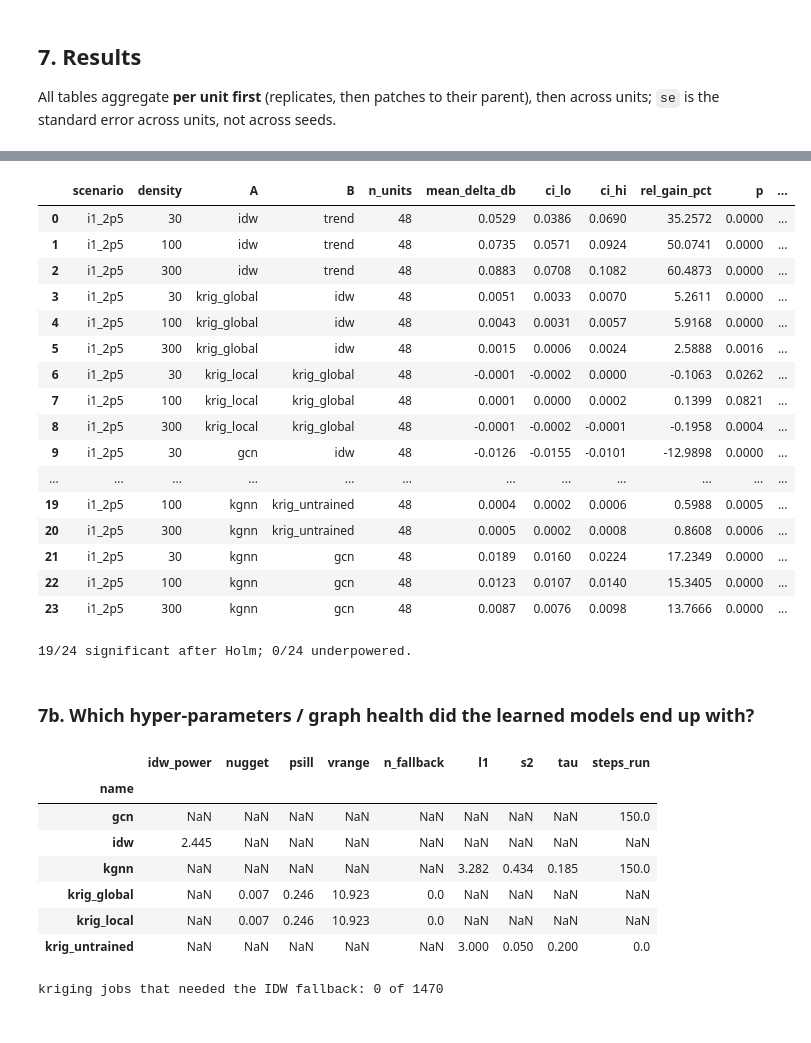
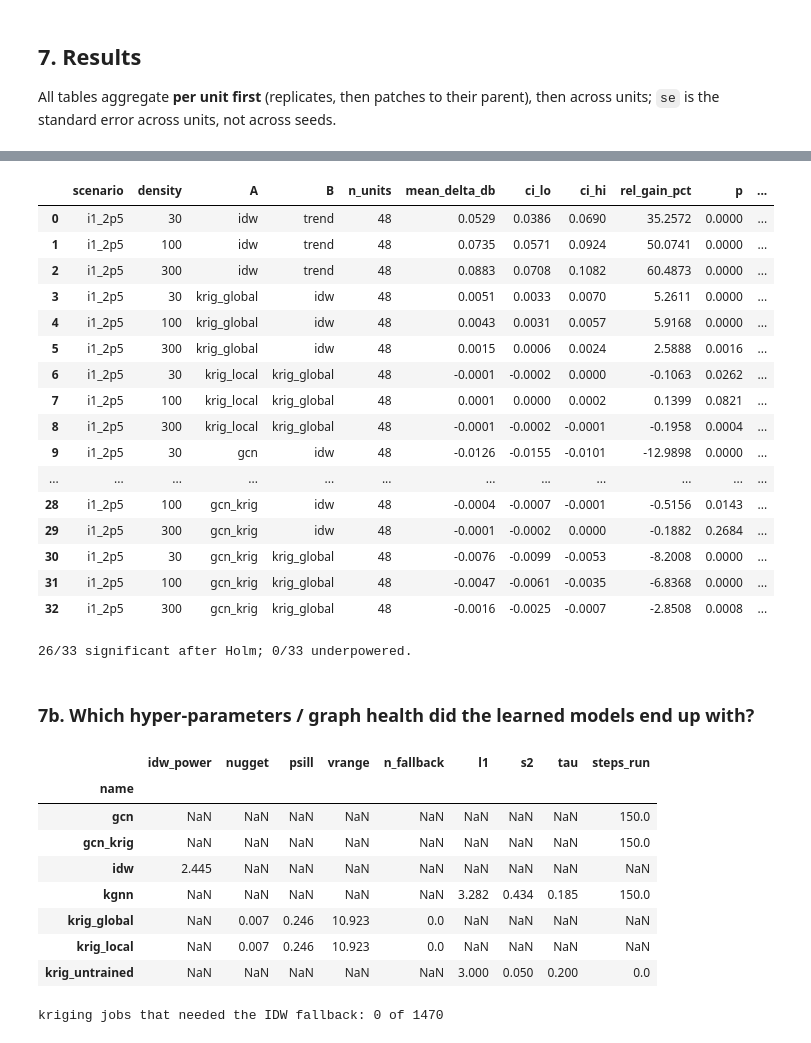
Before and after one commit to CompileArtisan/prism, a Jupyter notebook: radiomap_6g_sweep.ipynb, the cells around one changed output, grey strips where cells are left out. Drawn from its saved outputs; the diff is of its cells as text; code cells hidden in the pictures.

```diff
--- a/radiomap_6g_sweep.ipynb
+++ b/radiomap_6g_sweep.ipynb
@@ -180,7 +182,7 @@ trend direction OK
 split structure OK
 # %%
 # 3. label-leak test for every method that is going to be run
-METHODS_CHECK = ["trend", "idw", "krig_global", "krig_local"] + (["krig_untrained", "gcn", "kgnn"] if RUN_NEURAL else [])
+METHODS_CHECK = ["trend", "idw", "krig_global", "krig_local"] + (["krig_untrained", "gcn", "gcn_krig", "kgnn"] if RUN_NEURAL else [])
 tr, te = rc.split_for(u0, 100, 0, CFG["n_test"])
 u_bad = {k: (v.copy() if isinstance(v, np.ndarray) else v) for k, v in u0.items()}
 u_bad["y"][te] = u_bad["y"][te] + np.random.default_rng(1).normal(0, 50, len(te))     # corrupt TEST labels only
@@ -212,7 +215,7 @@ krig_local   status=ok rmse=0.839 dB
 
 Time one prediction per method at the largest density, then `estimate_budget` converts that into core-hours for the full evaluation grid before anything long is launched.
 # %%
-METHODS = ["trend", "idw", "krig_global", "krig_local"] + (["krig_untrained", "gcn", "kgnn"] if RUN_NEURAL else [])
+METHODS = ["trend", "idw", "krig_global", "krig_local"] + (["krig_untrained", "gcn", "gcn_krig", "kgnn"] if RUN_NEURAL else [])
 timing = {}
 for m in METHODS:
     r = rc.run_task(dict(id="time", unit=ok[0], density=max(CFG["densities"]), rep=0,
@@ -231,14 +234,15 @@ print({k: round(v, 2) for k, v in bud.items()})
 Random search (trial 0 = defaults) over `GCN_SPACE` and `KGNN_SPACE`; the objective is the unit-level mean RMSE (`tune_summary`). Selection happens on tuning units; evaluation units are not touched. Skipped automatically when there are no tuning units or `RUN_NEURAL` is False.
 # %%
 N_TRIALS, TUNE_REP = 6, 2
-BEST_HP = {"gcn": {}, "kgnn": {}}
-TUNE_PATH = os.path.join(CFG["cache_dir"], "tune.jsonl")
+BEST_HP = {"gcn": {}, "gcn_krig": {}, "kgnn": {}}
+TUNE_PATH = os.path.join(CFG["cache_dir"], "tune2.jsonl")
 
 if RUN_NEURAL and TUNE_UNITS:
     trials = {"gcn": rc.random_search_space(rc.GCN_SPACE, N_TRIALS, seed=1),
+              "gcn_krig": rc.random_search_space(rc.GCN_SPACE, N_TRIALS, seed=3),
               "kgnn": rc.random_search_space(rc.KGNN_SPACE, N_TRIALS, seed=2)}
     jobs = [dict(name=f"{m}#{i}", method=m, hp=hp) for m, hs in trials.items() for i, hp in enumerate(hs)]
-    tasks = rc.make_tasks(TUNE_UNITS, CFG["densities"], TUNE_REP, jobs, CFG, prefix="tune")
+    tasks = rc.make_tasks(TUNE_UNITS, CFG["densities"], TUNE_REP, jobs, CFG, prefix="tune2")
     # a previous run in which every job failed would otherwise be treated as "already done" and skipped
     _prev = rc.read_results(TUNE_PATH)
     if len(_prev) and not (_prev.status == "ok").any():
@@ -287,11 +306,12 @@ def job_list():
     if RUN_NEURAL:
         J += [dict(name="krig_untrained", method="krig_untrained", hp=dict(Kmax=BEST_HP["kgnn"].get("Kmax", 12))),
               dict(name="gcn", method="gcn", hp=BEST_HP["gcn"]),
+              dict(name="gcn_krig", method="gcn_krig", hp=BEST_HP["gcn_krig"]),
               dict(name="kgnn", method="kgnn", hp=BEST_HP["kgnn"])]
     return J
 
-EVAL_PATH = os.path.join(CFG["cache_dir"], "eval.jsonl")
-tasks = rc.make_tasks(EVAL_UNITS, CFG["densities"], CFG["n_rep"], job_list(), CFG, prefix="eval")
+EVAL_PATH = os.path.join(CFG["cache_dir"], "eval2.jsonl")
+tasks = rc.make_tasks(EVAL_UNITS, CFG["densities"], CFG["n_rep"], job_list(), CFG, prefix="eval2")
 rc.run_tasks(tasks, EVAL_PATH, n_jobs=N_JOBS)
 res = rc.read_results(EVAL_PATH)
 print(len(res), "job rows |", (res.status == "ok").sum(), "ok |", (res.status != "ok").sum(), "failed")
@@ -348,33 +385,34 @@ axes[0][0].legend(fontsize=7); plt.tight_layout(); plt.show()
 # %%
 CONTRASTS = [("idw", "trend"), ("krig_global", "idw"), ("krig_local", "krig_global")]
 if RUN_NEURAL:
     CONTRASTS += [("gcn", "idw"), ("gcn", "krig_global"), ("kgnn", "krig_global"),
-                  ("kgnn", "krig_untrained"), ("kgnn", "gcn")]
-pc = rc.paired_contrasts(res, CONTRASTS, max_tests=24)
+                  ("kgnn", "krig_untrained"), ("kgnn", "gcn"),
+                  ("kgnn", "idw"), ("gcn_krig", "idw"), ("gcn_krig", "krig_global")]
+pc = rc.paired_contrasts(res, CONTRASTS, max_tests=36)
 cols = ["scenario", "density", "A", "B", "n_units", "mean_delta_db", "ci_lo", "ci_hi", "rel_gain_pct", "p", "p_holm",
         "significant", "underpowered", "test"]
 display(pc[cols].round(4) if len(pc) else "no contrast had >=2 paired units")
 if len(pc):
     print(f"{int(pc.significant.sum())}/{len(pc)} significant after Holm; {int(pc.underpowered.sum())}/{len(pc)} underpowered.")
 # %% [output]
 |  | scenario | density | A | B | n_units | mean_delta_db | ci_lo | ci_hi | rel_gain_pct | p | ... |
 | 0 | i1_2p5 | 30 | idw | trend | 48 | 0.0529 | 0.0386 | 0.0690 | 35.2572 | 0.0000 | ... |
 | 1 | i1_2p5 | 100 | idw | trend | 48 | 0.0735 | 0.0571 | 0.0924 | 50.0741 | 0.0000 | ... |
 | 2 | i1_2p5 | 300 | idw | trend | 48 | 0.0883 | 0.0708 | 0.1082 | 60.4873 | 0.0000 | ... |
 | 3 | i1_2p5 | 30 | krig_global | idw | 48 | 0.0051 | 0.0033 | 0.0070 | 5.2611 | 0.0000 | ... |
 | 4 | i1_2p5 | 100 | krig_global | idw | 48 | 0.0043 | 0.0031 | 0.0057 | 5.9168 | 0.0000 | ... |
 | 5 | i1_2p5 | 300 | krig_global | idw | 48 | 0.0015 | 0.0006 | 0.0024 | 2.5888 | 0.0016 | ... |
 | 6 | i1_2p5 | 30 | krig_local | krig_global | 48 | -0.0001 | -0.0002 | 0.0000 | -0.1063 | 0.0262 | ... |
 | 7 | i1_2p5 | 100 | krig_local | krig_global | 48 | 0.0001 | 0.0000 | 0.0002 | 0.1399 | 0.0821 | ... |
 | 8 | i1_2p5 | 300 | krig_local | krig_global | 48 | -0.0001 | -0.0002 | -0.0001 | -0.1958 | 0.0004 | ... |
 | 9 | i1_2p5 | 30 | gcn | idw | 48 | -0.0126 | -0.0155 | -0.0101 | -12.9898 | 0.0000 | ... |
 | ... | ... | ... | ... | ... | ... | ... | ... | ... | ... | ... | ... |
-| 19 | i1_2p5 | 100 | kgnn | krig_untrained | 48 | 0.0004 | 0.0002 | 0.0006 | 0.5988 | 0.0005 | ... |
-| 20 | i1_2p5 | 300 | kgnn | krig_untrained | 48 | 0.0005 | 0.0002 | 0.0008 | 0.8608 | 0.0006 | ... |
-| 21 | i1_2p5 | 30 | kgnn | gcn | 48 | 0.0189 | 0.0160 | 0.0224 | 17.2349 | 0.0000 | ... |
-| 22 | i1_2p5 | 100 | kgnn | gcn | 48 | 0.0123 | 0.0107 | 0.0140 | 15.3405 | 0.0000 | ... |
-| 23 | i1_2p5 | 300 | kgnn | gcn | 48 | 0.0087 | 0.0076 | 0.0098 | 13.7666 | 0.0000 | ... |
+| 28 | i1_2p5 | 100 | gcn_krig | idw | 48 | -0.0004 | -0.0007 | -0.0001 | -0.5156 | 0.0143 | ... |
+| 29 | i1_2p5 | 300 | gcn_krig | idw | 48 | -0.0001 | -0.0002 | 0.0000 | -0.1882 | 0.2684 | ... |
+| 30 | i1_2p5 | 30 | gcn_krig | krig_global | 48 | -0.0076 | -0.0099 | -0.0053 | -8.2008 | 0.0000 | ... |
+| 31 | i1_2p5 | 100 | gcn_krig | krig_global | 48 | -0.0047 | -0.0061 | -0.0035 | -6.8368 | 0.0000 | ... |
+| 32 | i1_2p5 | 300 | gcn_krig | krig_global | 48 | -0.0016 | -0.0025 | -0.0007 | -2.8508 | 0.0008 | ... |
-19/24 significant after Holm; 0/24 underpowered.
+26/33 significant after Holm; 0/33 underpowered.
 # %% [markdown]
 ### 7b. Which hyper-parameters / graph health did the learned models end up with?
 # %%
@@ -388,6 +426,7 @@ if "n_fallback" in ok_res:
 |  | idw_power | nugget | psill | vrange | n_fallback | l1 | s2 | tau | steps_run |
 | name |  |  |  |  |  |  |  |  |  |
 | gcn | NaN | NaN | NaN | NaN | NaN | NaN | NaN | NaN | 150.0 |
+| gcn_krig | NaN | NaN | NaN | NaN | NaN | NaN | NaN | NaN | 150.0 |
 | idw | 2.445 | NaN | NaN | NaN | NaN | NaN | NaN | NaN | NaN |
 | kgnn | NaN | NaN | NaN | NaN | NaN | 3.282 | 0.434 | 0.185 | 150.0 |
 | krig_global | NaN | 0.007 | 0.246 | 10.923 | 0.0 | NaN | NaN | NaN | NaN |
```
Also changed, not shown: parts of 8 cells of this notebook, 4 other files.
